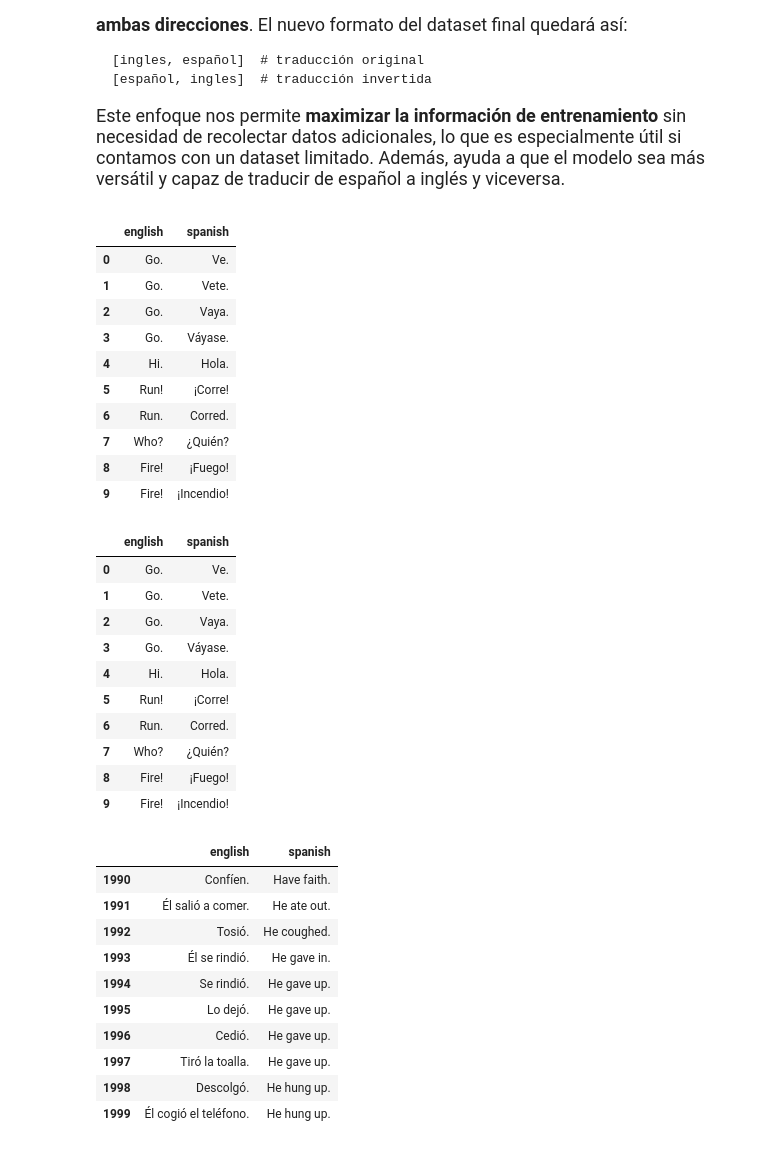
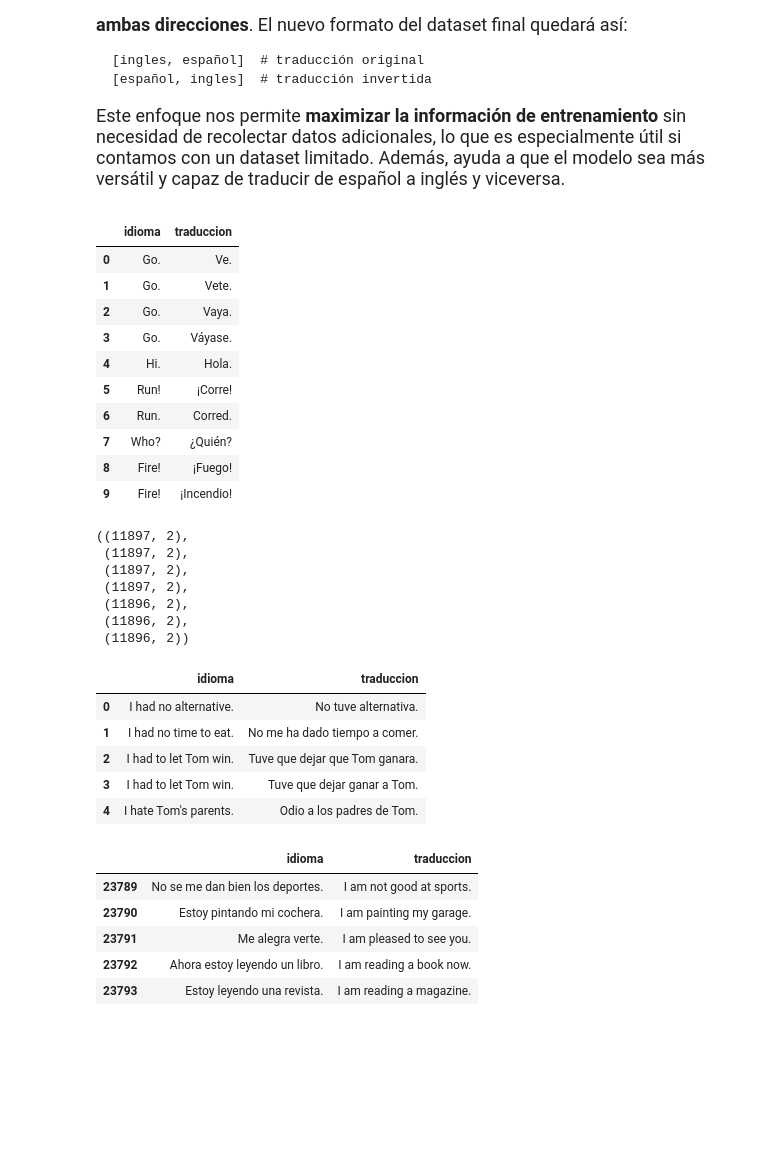
Before and after one commit to joseluis0605/TFM, a Jupyter notebook: dataset_train/preparador_dataset.ipynb, the cells around one changed output. Saved outputs shown, nothing was run; the diff lists cells and outputs as text; code cells hidden in the pictures; blank space fills up the shorter version.

```diff
--- a/dataset_train/preparador_dataset.ipynb
+++ b/dataset_train/preparador_dataset.ipynb
@@ -26,13 +27,12 @@ import pandas as pd
 # %%
 # para usar otro, simplemente debemos cambiar el fichero.csv de la funcion read_csv
 nombre_dataset_entrada = "dataset_English-Spanish_Translation_Dataset.csv"
-nombre_dataset_generado = "merge_small.csv" # tendra 1000 lineas primeras
 
 dataset = pd.read_csv(nombre_dataset_entrada, sep= ",")
 
 dataset.head(10)
 # %% [output]
-|  | english | spanish |
+|  | idioma | traduccion |
 | 0 | Go. | Ve. |
 | 1 | Go. | Vete. |
 | 2 | Go. | Vaya. |
@@ -43,37 +43,58 @@ dataset.head(10)
 | 7 | Who? | ¿Quién? |
 | 8 | Fire! | ¡Fuego! |
 | 9 | Fire! | ¡Incendio! |
+# %%
+partes_original = np.array_split(dataset, 10)
+df1, df2, df3, df4, df5, df6, df7, df8, df9, df10 = partes_original
+# %%
+df1.shape, df2.shape, df3.shape, df4.shape, df5.shape, df6.shape, df7.shape
+# %% [output]
+((11897, 2),
+ (11897, 2),
+ (11897, 2),
+ (11897, 2),
+ (11896, 2),
+ (11896, 2),
+ (11896, 2))
 # %%
 # Crear la versión inversa del dataset
-df_invertido = dataset.rename(columns={"english": "spanish", "spanish": "english"})
+df_invertido_1 = df1.rename(columns={"idioma": "traduccion", "traduccion": "idioma"})
+df_invertido_2 = df2.rename(columns={"idioma": "traduccion", "traduccion": "idioma"})
+df_invertido_3 = df3.rename(columns={"idioma": "traduccion", "traduccion": "idioma"})
+df_invertido_4 = df4.rename(columns={"idioma": "traduccion", "traduccion": "idioma"})
+df_invertido_5 = df5.rename(columns={"idioma": "traduccion", "traduccion": "idioma"})
+df_invertido_6 = df6.rename(columns={"idioma": "traduccion", "traduccion": "idioma"})
+df_invertido_7 = df7.rename(columns={"idioma": "traduccion", "traduccion": "idioma"})
+df_invertido_8 = df8.rename(columns={"idioma": "traduccion", "traduccion": "idioma"})
+df_invertido_9 = df9.rename(columns={"idioma": "traduccion", "traduccion": "idioma"})
+df_invertido_10 = df10.rename(columns={"idioma": "traduccion", "traduccion": "idioma"})
 # %%
 # Concatenar el dataset original con el inverso
-df_final = pd.concat([dataset.head(1000), df_invertido.head(1000)], ignore_index=True)
+df_final_1 = pd.concat([df1, df_invertido_1], ignore_index=True)
+df_final_2 = pd.concat([df2, df_invertido_2], ignore_index=True)
+df_final_3 = pd.concat([df3, df_invertido_3], ignore_index=True)
+df_final_4 = pd.concat([df4, df_invertido_4], ignore_index=True)
+df_final_5 = pd.concat([df5, df_invertido_5], ignore_index=True)
+df_final_6 = pd.concat([df6, df_invertido_6], ignore_index=True)
+df_final_7 = pd.concat([df7, df_invertido_7], ignore_index=True)
+df_final_8 = pd.concat([df8, df_invertido_8], ignore_index=True)
+df_final_9 = pd.concat([df9, df_invertido_9], ignore_index=True)
+df_final_10 = pd.concat([df10, df_invertido_10], ignore_index=True)
 # %%
-df_final.head(10)
+df_final_3.head()
 # %% [output]
-|  | english | spanish |
-| 0 | Go. | Ve. |
-| 1 | Go. | Vete. |
-| 2 | Go. | Vaya. |
-| 3 | Go. | Váyase. |
-| 4 | Hi. | Hola. |
-| 5 | Run! | ¡Corre! |
-| 6 | Run. | Corred. |
-| 7 | Who? | ¿Quién? |
-| 8 | Fire! | ¡Fuego! |
-| 9 | Fire! | ¡Incendio! |
+|  | idioma | traduccion |
+| 0 | I had no alternative. | No tuve alternativa. |
+| 1 | I had no time to eat. | No me ha dado tiempo a comer. |
+| 2 | I had to let Tom win. | Tuve que dejar que Tom ganara. |
+| 3 | I had to let Tom win. | Tuve que dejar ganar a Tom. |
+| 4 | I hate Tom's parents. | Odio a los padres de Tom. |
 # %%
-df_final.tail(10)
+df_final_3.tail()
 # %% [output]
-|  | english | spanish |
-| 1990 | Confíen. | Have faith. |
-| 1991 | Él salió a comer. | He ate out. |
-| 1992 | Tosió. | He coughed. |
-| 1993 | Él se rindió. | He gave in. |
-| 1994 | Se rindió. | He gave up. |
-| 1995 | Lo dejó. | He gave up. |
-| 1996 | Cedió. | He gave up. |
-| 1997 | Tiró la toalla. | He gave up. |
-| 1998 | Descolgó. | He hung up. |
-| 1999 | Él cogió el teléfono. | He hung up. |
+|  | idioma | traduccion |
+| 23789 | No se me dan bien los deportes. | I am not good at sports. |
+| 23790 | Estoy pintando mi cochera. | I am painting my garage. |
+| 23791 | Me alegra verte. | I am pleased to see you. |
+| 23792 | Ahora estoy leyendo un libro. | I am reading a book now. |
+| 23793 | Estoy leyendo una revista. | I am reading a magazine. |
```
Also changed, not shown: parts of 3 cells of this notebook, 3 other files.
